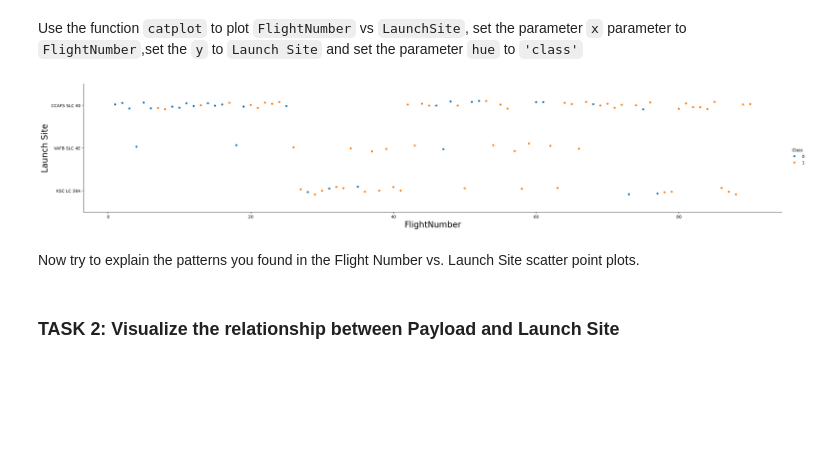
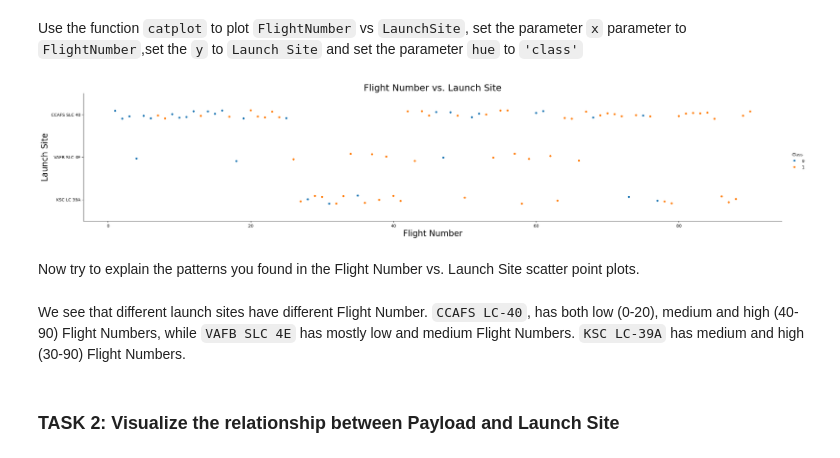
Before and after one commit to Jin-Jun-Mei/SpaceX, a Jupyter notebook: 5.EDA-dataviz.ipynb, the cells around one changed output. Saved outputs shown, nothing was run; the diff lists cells and outputs as text; code cells hidden in the pictures; blank space fills up the shorter version.

```diff
--- a/5.EDA-dataviz.ipynb
+++ b/5.EDA-dataviz.ipynb
@@ -86,13 +87,16 @@ Use the function <code>catplot</code> to plot <code>FlightNumber</code> vs <code
 # %%
 # Plot a scatter point chart with x axis to be Flight Number and y axis to be the launch site, and hue to be the class value
 sns.catplot(x="FlightNumber", y="LaunchSite", hue="Class", data=df, aspect = 5)
-plt.xlabel("FlightNumber",fontsize=20)
+plt.xlabel("Flight Number",fontsize=20)
 plt.ylabel("Launch Site",fontsize=20)
+plt.title ("Flight Number vs. Launch Site",fontsize=22)
 plt.show()
 # %% [output]
-[figure, old version]
+[figure, new version]
 # %% [markdown]
 Now try to explain the patterns you found in the Flight Number vs. Launch Site scatter point plots.
+# %% [markdown]
+We see that different launch sites have different Flight Number.  <code>CCAFS LC-40</code>, has both low (0-20), medium and high (40-90) Flight Numbers, while <code>VAFB SLC 4E</code> has mostly low and medium Flight Numbers. <code>KSC LC-39A</code> has medium and high (30-90) Flight Numbers.
 # %% [markdown]
 ### TASK 2: Visualize the relationship between Payload and Launch Site
 # %% [markdown]
```
Also changed, not shown: parts of 8 cells of this notebook.
